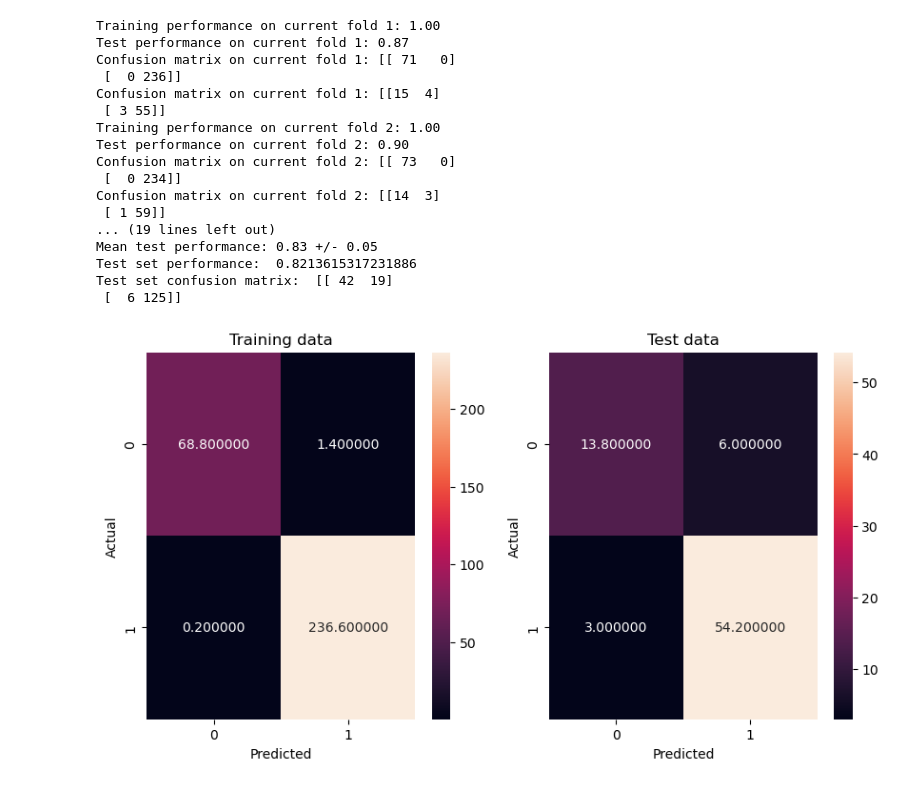
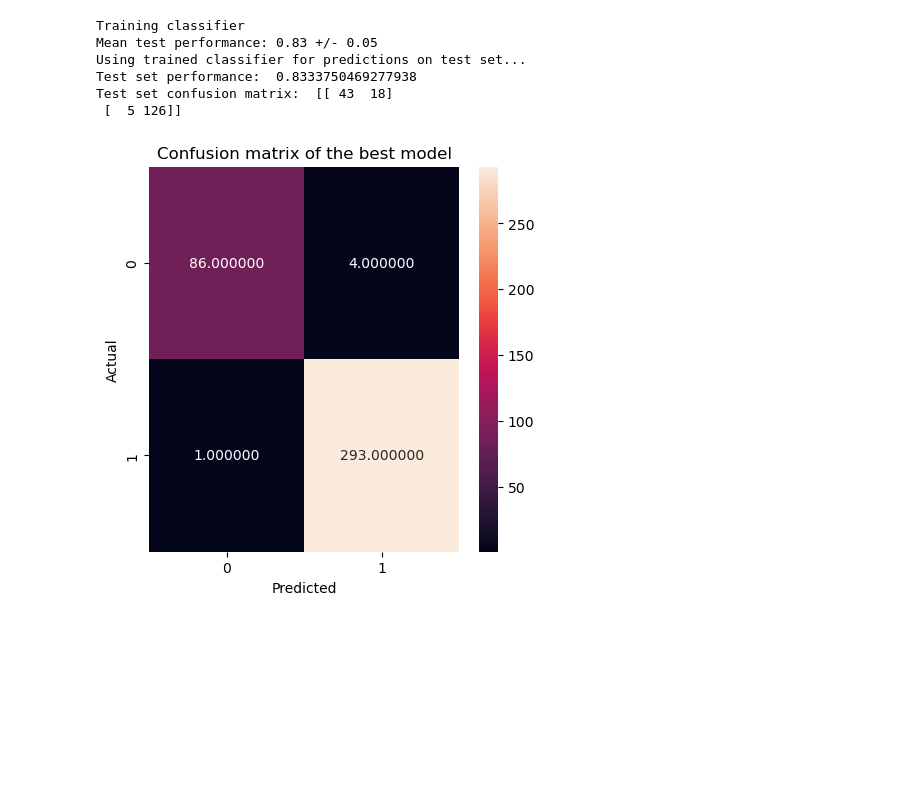
Before and after one commit to EPiCs-group/obelix-ml-pipeline, a Jupyter notebook: obelix_ml_pipeline/notebooks/predictions_on_unseen_substrate.ipynb, the cells around one changed output. Cells and saved outputs as stored; diff of their text form; code cells hidden in the pictures; blank space fills up the shorter version.

Commit message:
updated train_classifier function, now using Kfold cross-validation

```diff
--- a/obelix_ml_pipeline/notebooks/predictions_on_unseen_substrate.ipynb
+++ b/obelix_ml_pipeline/notebooks/predictions_on_unseen_substrate.ipynb
@@ -3,36 +3,25 @@ from obelix_ml_pipeline.predictions_on_unseen_substrate import predict_out_of_sa
 # %%
 # try classifier with loaded representations
 selected_ligand_representations = ['dft_nbd_model']
 selected_substrate_representations = ['ecfp']
 target = 'Conversion'
 target_threshold = 0.8
 test_size = 0.2
 train_splits = 5
 n_jobs = 4
 binary = True
 plot_dendrograms = False
 substrate_names_column = 'Substrate'
 ligand_numbers_column = 'Ligand#'
 list_of_training_substrates = ['SM1', 'SM2']
 list_of_test_substrates = ['SM3']
 print_ml_results = True
-best_model, training_train_scores_mean, training_train_scores_std, training_test_scores_mean, training_test_scores_std, avg_training_train_confusion_matrix, avg_training_test_confusion_matrix, fig_cm, fig_fi, testing_confusion_fig, testing_balanced_accuracy_test, testing_cm_test = predict_out_of_sample_substrate_classification(selected_ligand_representations, selected_substrate_representations, ligand_numbers_column, substrate_names_column, target, target_threshold, train_splits, binary=binary, list_of_training_substrates=list_of_training_substrates, list_of_test_substrates=list_of_test_substrates, test_size=test_size, print_ml_results=print_ml_results, n_jobs=n_jobs)
+best_model, training_test_scores_mean, training_test_scores_std, fig_cm, fig_fi, testing_confusion_fig, testing_balanced_accuracy_test, testing_cm_test = predict_out_of_sample_substrate_classification(selected_ligand_representations, selected_substrate_representations, ligand_numbers_column, substrate_names_column, target, target_threshold, train_splits, binary=binary, list_of_training_substrates=list_of_training_substrates, list_of_test_substrates=list_of_test_substrates, test_size=test_size, print_ml_results=print_ml_results, n_jobs=n_jobs)
 # %% [output]
-Training performance on current fold 1: 1.00
-Test performance on current fold 1: 0.87
-Confusion matrix on current fold 1: [[ 71   0]
- [  0 236]]
-Confusion matrix on current fold 1: [[15  4]
- [ 3 55]]
-Training performance on current fold 2: 1.00
-Test performance on current fold 2: 0.90
-Confusion matrix on current fold 2: [[ 73   0]
- [  0 234]]
-Confusion matrix on current fold 2: [[14  3]
- [ 1 59]]
-... (19 lines left out)
+Training classifier
 Mean test performance: 0.83 +/- 0.05
-Test set performance:  0.8213615317231886
-Test set confusion matrix:  [[ 42  19]
- [  6 125]]
+Using trained classifier for predictions on test set...
+Test set performance:  0.8333750469277938
+Test set confusion matrix:  [[ 43  18]
+ [  5 126]]
-[figure, old version]
+[figure, new version]
```
Also changed, not shown: parts of 1 cell of this notebook, 2 other files.
